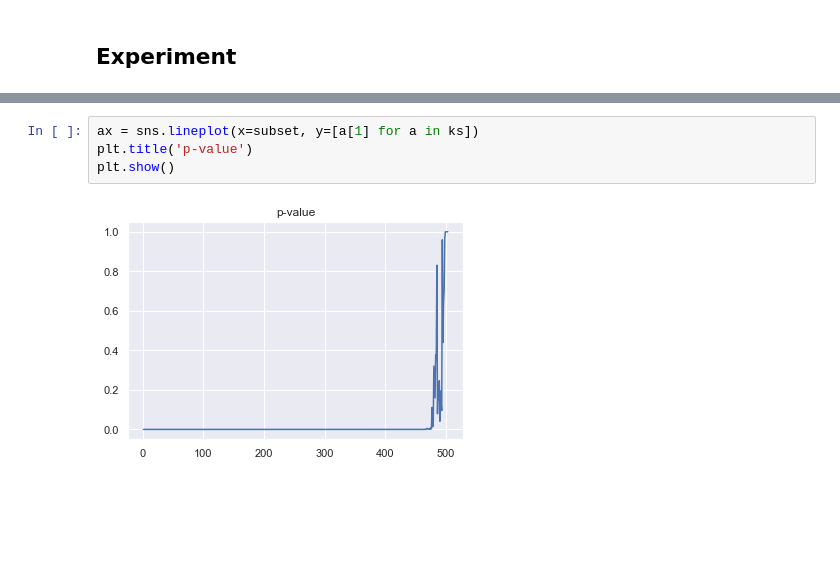
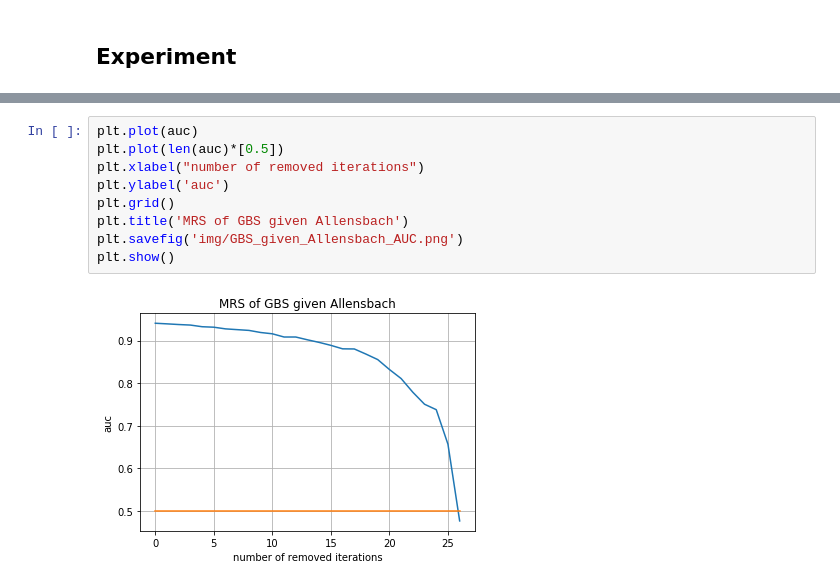
Before and after one commit to laksannathan/maximal-representative-sampling, a Jupyter notebook: src/MRS GBS given ALLENSBACH.ipynb, the cells around one changed output, grey strips where cells are left out. Cells and saved outputs as stored; diff of their text form; blank space fills up the shorter version.

```diff
--- a/src/MRS GBS given ALLENSBACH.ipynb
+++ b/src/MRS GBS given ALLENSBACH.ipynb
@@ -261,6 +258,11 @@ plt.show()
-# %%
-ax = sns.lineplot(x=subset, y=[a[1] for a in ks])
-plt.title('p-value')
-plt.show()
-# %% [output]
-[figure, removed]
+# %%
+plt.plot(auc)
+plt.plot(len(auc)*[0.5])
+plt.xlabel("number of removed iterations")
+plt.ylabel('auc')
+plt.grid()
+plt.title('MRS of GBS given Allensbach')
+plt.savefig('img/GBS_given_Allensbach_AUC.png')
+plt.show()
+# %% [output]
+[figure, added]
```
Also changed, not shown: parts of 6 cells of this notebook, 9 other files.
